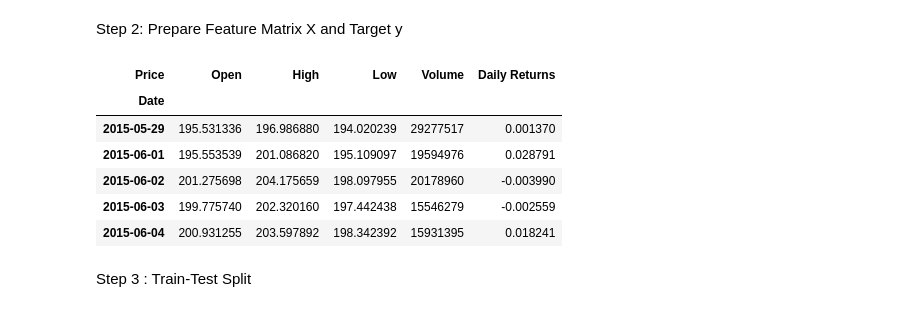
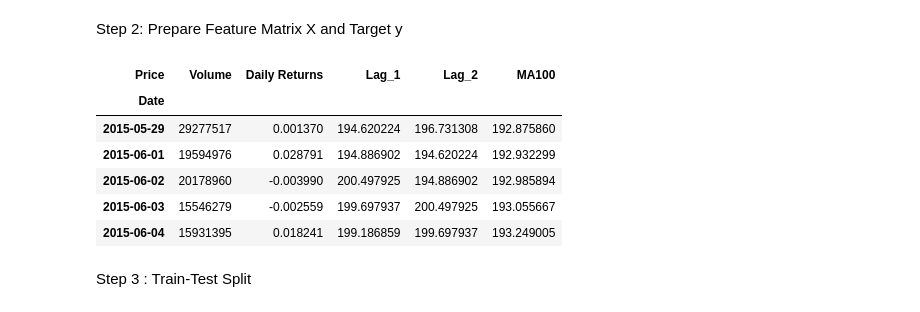
Before and after one commit to prasad14082000/stock-predictor-ml-app, a Jupyter notebook: notebooks/03_linear_regression.ipynb, the cells around one changed output. Cells and saved outputs as stored; diff of their text form; code cells hidden in the pictures.

```diff
--- a/notebooks/03_linear_regression.ipynb
+++ b/notebooks/03_linear_regression.ipynb
@@ -34,17 +34,17 @@ memory usage: 379.2 KB
 # %% [markdown]
 Step 2: Prepare Feature Matrix X and Target y
 # %%
-x = df[['Open', 'High', 'Low', 'Volume', 'Daily Returns']]
+x = df[['Volume', 'Daily Returns', 'Lag_1', 'Lag_2', 'MA100']]
 y = df['Close']
 x.head()
 # %% [output]
-| Price | Open | High | Low | Volume | Daily Returns |
+| Price | Volume | Daily Returns | Lag_1 | Lag_2 | MA100 |
 | Date |  |  |  |  |  |
-| 2015-05-29 | 195.531336 | 196.986880 | 194.020239 | 29277517 | 0.001370 |
-| 2015-06-01 | 195.553539 | 201.086820 | 195.109097 | 19594976 | 0.028791 |
-| 2015-06-02 | 201.275698 | 204.175659 | 198.097955 | 20178960 | -0.003990 |
-| 2015-06-03 | 199.775740 | 202.320160 | 197.442438 | 15546279 | -0.002559 |
-| 2015-06-04 | 200.931255 | 203.597892 | 198.342392 | 15931395 | 0.018241 |
+| 2015-05-29 | 29277517 | 0.001370 | 194.620224 | 196.731308 | 192.875860 |
+| 2015-06-01 | 19594976 | 0.028791 | 194.886902 | 194.620224 | 192.932299 |
+| 2015-06-02 | 20178960 | -0.003990 | 200.497925 | 194.886902 | 192.985894 |
+| 2015-06-03 | 15546279 | -0.002559 | 199.697937 | 200.497925 | 193.055667 |
+| 2015-06-04 | 15931395 | 0.018241 | 199.186859 | 199.697937 | 193.249005 |
 # %% [markdown]
 Step 3 : Train-Test Split
 # %%
```
Also changed, not shown: parts of 7 cells of this notebook, 2 other files.
